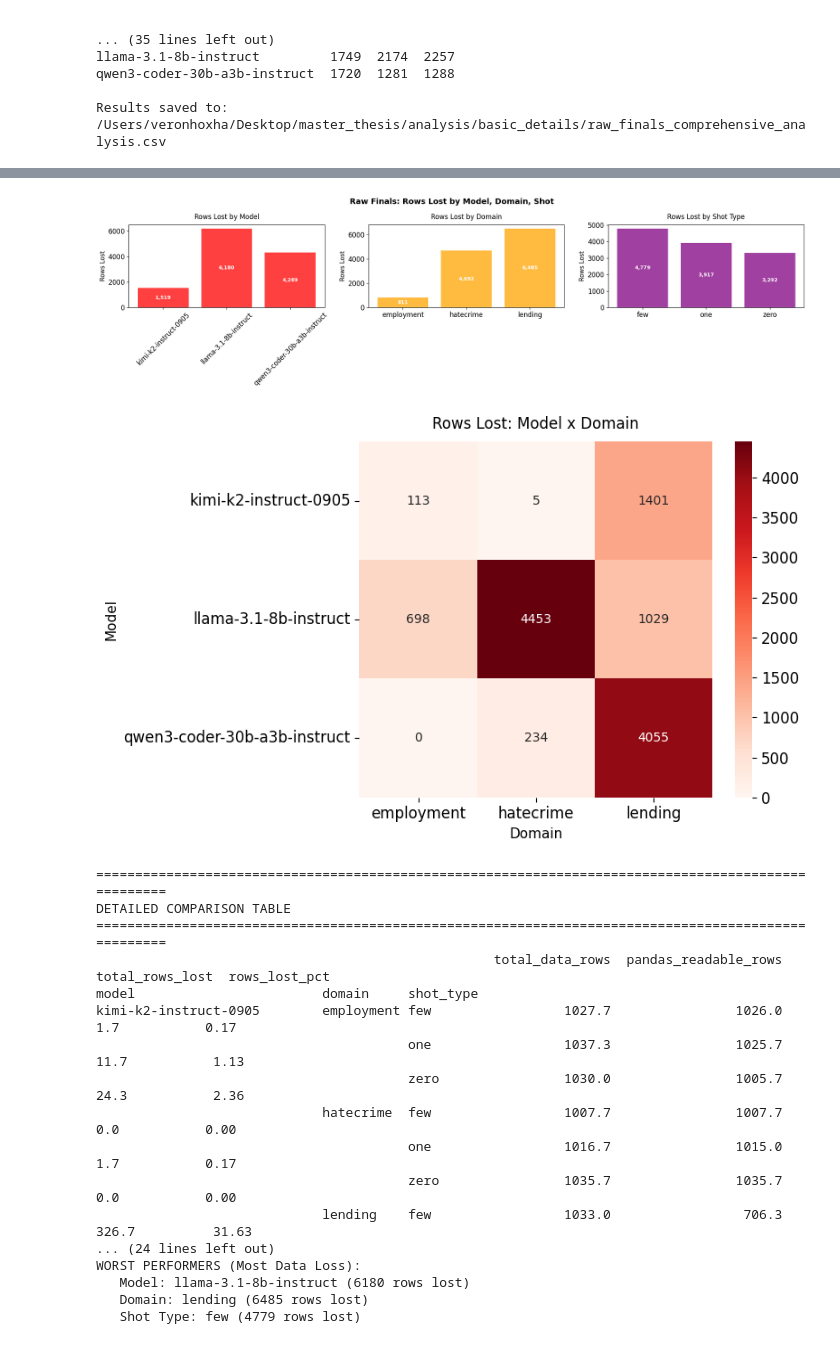
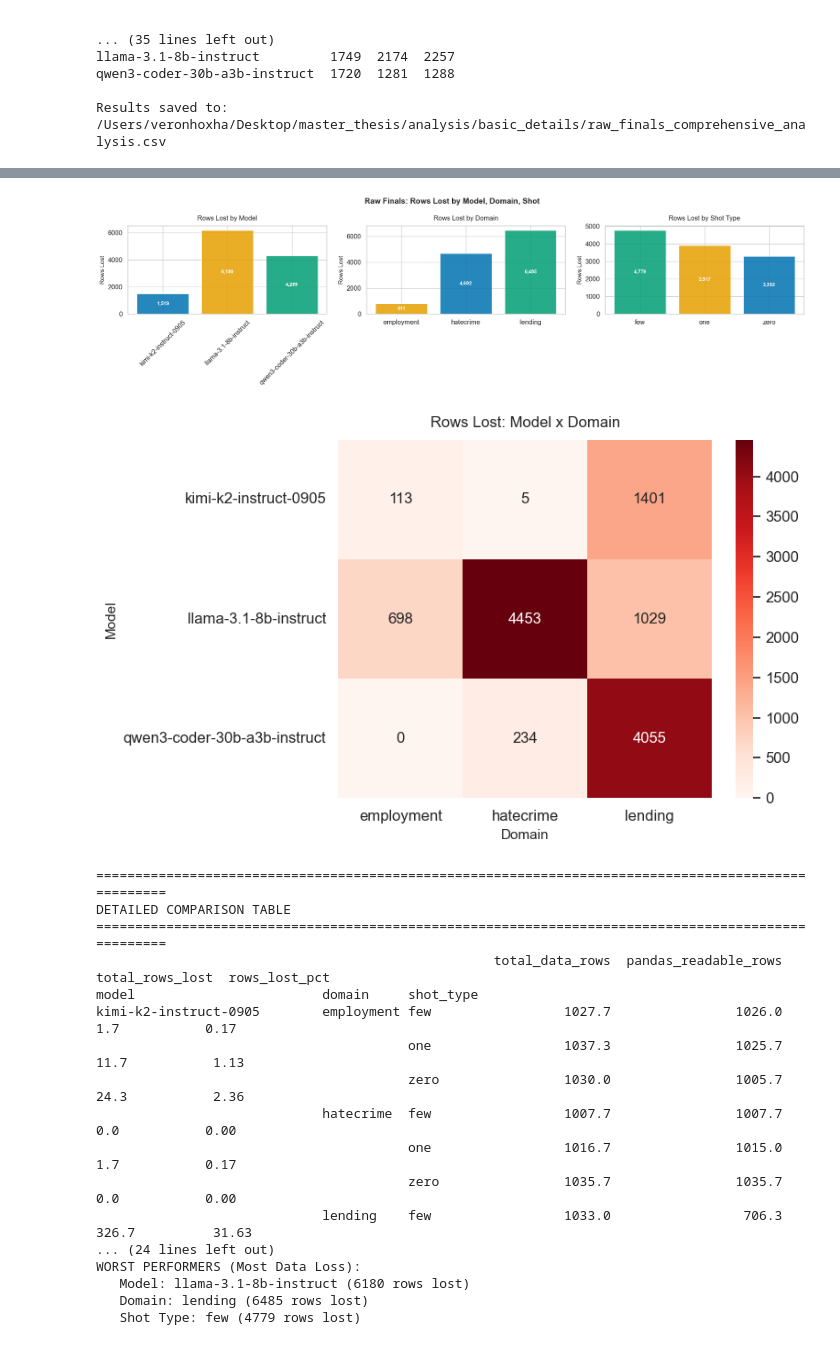
Before and after one commit to veronhoxha/master_thesis, a Jupyter notebook: notebooks/experiments/basic_details_analysis.ipynb, the cells around one changed output, grey strips where cells are left out. Cells and saved outputs as stored; diff of their text form; code cells hidden in the pictures.

Commit message:
new figures updated with new color palette for the basic details analysis of llms

```diff
--- a/notebooks/experiments/basic_details_analysis.ipynb
+++ b/notebooks/experiments/basic_details_analysis.ipynb
@@ -85,3 +83,6 @@ model_colors = {model: palette[i % len(palette)] for i, model in enumerate(sorte
+# %%
+models_present = chunk_df['model'].unique() if 'chunk_df' in locals() else []
+model_colors = {model: model_color(model) for model in models_present}
 # %%
 print("="*80)
 print("TIME PROGRESSION ACROSS CHUNKS")
@@ -90,11 +91,14 @@ print("="*80)
 if len(chunk_df) > 0:
     # calculate average time per chunk across runs for each model
     chunk_timing = chunk_df.groupby(['model', 'chunk_id'])['duration_s'].mean().reset_index()
+    models = ordered_levels(chunk_df['model'].unique(), MODEL_ORDER)
+    domains = ordered_levels(chunk_df['domain'].unique(), DOMAIN_ORDER)
+    shot_types = ordered_levels(chunk_df['shot_type'].unique(), SHOT_ORDER)
 
     print(f"\nChunk timing summary:")
-    print(f"Models: {sorted(chunk_df['model'].unique())}")
-    print(f"Domains: {sorted(chunk_df['domain'].unique())}")
-    print(f"Shot types: {sorted(chunk_df['shot_type'].unique())}")
+    print(f"Models: {models}")
+    print(f"Domains: {domains}")
+    print(f"Shot types: {shot_types}")
     print(f"Runs per combination: {chunk_df.groupby(['model', 'domain', 'shot_type'])['run_num'].nunique().iloc[0]}")
     print(f"Chunk range: {chunk_df['chunk_id'].min()} to {chunk_df['chunk_id'].max()}")
     print(f"Average chunks per model: {chunk_df.groupby('model')['chunk_id'].nunique().mean():.1f}")
@@ -129,8 +133,9 @@ qwen3-coder-30b-a3b-instruct        29   56.880000
 if len(chunk_df) > 0:
     fig, axes = plt.subplots(1, 2, figsize=(16, 6))
     ax1, ax2 = axes
+    model_sequence = ordered_levels(chunk_df['model'].unique(), MODEL_ORDER)
 
-    for model in sorted(chunk_df['model'].unique()):
+    for model in model_sequence:
         model_data = chunk_timing[chunk_timing['model'] == model]
         if len(model_data) > 0:
             ax1.plot(
@@ -148,7 +153,7 @@ if len(chunk_df) > 0:
     ax1.set_ylim(bottom=0, top=100)
 
     chunk_rows = chunk_df.groupby(['model', 'chunk_id'])['rows_generated'].mean().reset_index()
-    for model in sorted(chunk_df['model'].unique()):
+    for model in model_sequence:
         model_data = chunk_rows[chunk_rows['model'] == model]
         if len(model_data) > 0:
             ax2.plot(
@@ -181,7 +186,7 @@ if len(chunk_df) > 0:
     plt.show()
 
     print(f"\n=== TIME PROGRESSION SUMMARY ===")
-    for model in sorted(chunk_df['model'].unique()):
+    for model in model_sequence:
         model_data = chunk_timing[chunk_timing['model'] == model]
         if len(model_data) > 1:
             first_chunk_time = model_data.loc[model_data['chunk_id'].idxmin(), 'duration_s']
@@ -225,8 +230,8 @@ if len(chunk_df) > 0:
     print("(Averaged across 3 runs for each model/domain/shot combination)")
     print("="*80)
 
-    domains = sorted(chunk_df['domain'].unique())
-    shot_types = sorted(chunk_df['shot_type'].unique())
+    domains = ordered_levels(chunk_df['domain'].unique(), DOMAIN_ORDER)
+    shot_types = ordered_levels(chunk_df['shot_type'].unique(), SHOT_ORDER)
 
     fig, axes = plt.subplots(
         len(domains), len(shot_types),
@@ -253,7 +258,7 @@ if len(chunk_df) > 0:
                     .reset_index()
                 )
 
-                for i, model in enumerate(sorted(domain_shot_data['model'].unique())):
+                for model in ordered_levels(domain_shot_data['model'].unique(), MODEL_ORDER):
                     model_data = domain_shot_timing[domain_shot_timing['model'] == model]
                     ax.plot(
                         model_data['chunk_id'], model_data['duration_s'],
@@ -306,7 +311,7 @@ if len(chunk_df) > 0:
     print(f"\n=== TIME PROGRESSION PATTERNS ===")
     progression_summary = []
 
-    for model in sorted(chunk_df['model'].unique()):
+    for model in ordered_levels(chunk_df['model'].unique(), MODEL_ORDER):
         for domain in domains:
             for shot in shot_types:
                 domain_shot_data = chunk_df[(chunk_df['model'] == model) &
@@ -610,7 +615,8 @@ if not raw_analysis_df.empty:
     fig.suptitle('Raw Finals: Rows Lost by Model, Domain, Shot', fontsize=14, fontweight='bold')
 
     model_loss = raw_analysis_df.groupby('model')['total_rows_lost'].sum()
-    bars0 = axes[0].bar(model_loss.index, model_loss.values, color='red', alpha=0.75)
+    model_colors_bar = [model_color(model) for model in model_loss.index]
+    bars0 = axes[0].bar(model_loss.index, model_loss.values, color=model_colors_bar, alpha=0.85)
     axes[0].set_title('Rows Lost by Model')
     axes[0].set_ylabel('Rows Lost')
     axes[0].tick_params(axis='x', rotation=45)
@@ -620,7 +626,8 @@ if not raw_analysis_df.empty:
                      ha='center', va='center', fontsize=9, color='white', fontweight='bold')
 
     domain_loss = raw_analysis_df.groupby('domain')['total_rows_lost'].sum()
-    bars1 = axes[1].bar(domain_loss.index, domain_loss.values, color='orange', alpha=0.75)
+    domain_colors_bar = [domain_color(domain) for domain in domain_loss.index]
+    bars1 = axes[1].bar(domain_loss.index, domain_loss.values, color=domain_colors_bar, alpha=0.85)
     axes[1].set_title('Rows Lost by Domain')
     axes[1].set_ylabel('Rows Lost')
     for rect in bars1:
@@ -629,7 +636,8 @@ if not raw_analysis_df.empty:
                      ha='center', va='center', fontsize=9, color='white', fontweight='bold')
 
     shot_loss = raw_analysis_df.groupby('shot_type')['total_rows_lost'].sum()
-    bars2 = axes[2].bar(shot_loss.index, shot_loss.values, color='purple', alpha=0.75)
+    shot_colors_bar = [shot_color(shot) for shot in shot_loss.index]
+    bars2 = axes[2].bar(shot_loss.index, shot_loss.values, color=shot_colors_bar, alpha=0.85)
     axes[2].set_title('Rows Lost by Shot Type')
     axes[2].set_ylabel('Rows Lost')
     for rect in bars2:
@@ -649,35 +657,36 @@ if not raw_analysis_df.empty:
     ax.set_ylabel('Model')
     plt.tight_layout()
     plt.savefig(FIGURES_DIR / "rows_lost_by_model_domain.png", bbox_inches='tight')
     plt.show()
+
 
     print("\n" + "="*100)
     print("DETAILED COMPARISON TABLE")
     print("="*100)
     comparison_table = raw_analysis_df.groupby(['model', 'domain', 'shot_type']).agg({
         'total_data_rows': 'mean',
         'pandas_readable_rows': 'mean',
         'total_rows_lost': 'mean',
     }).round(1)
     comparison_table['rows_lost_pct'] = ((comparison_table['total_rows_lost'] / comparison_table['total_data_rows']) * 100).round(2)
     print(comparison_table.to_string())
 
     print(f"\n" + "="*100)
     print("KEY INSIGHTS")
     print("="*100)
     worst_model = raw_analysis_df.groupby('model')['total_rows_lost'].sum().idxmax()
     worst_domain = raw_analysis_df.groupby('domain')['total_rows_lost'].sum().idxmax()
     worst_shot = raw_analysis_df.groupby('shot_type')['total_rows_lost'].sum().idxmax()
     print(f"WORST PERFORMERS (Most Data Loss):")
     print(f"   Model: {worst_model} ({raw_analysis_df.groupby('model')['total_rows_lost'].sum()[worst_model]} rows lost)")
     print(f"   Domain: {worst_domain} ({raw_analysis_df.groupby('domain')['total_rows_lost'].sum()[worst_domain]} rows lost)")
     print(f"   Shot Type: {worst_shot} ({raw_analysis_df.groupby('shot_type')['total_rows_lost'].sum()[worst_shot]} rows lost)")
 
 else:
     print("No data available for visualization")
 # %% [output]
-[figure, old version]
+[figure, new version]
-[figure, old version]
+[figure, new version]
 ====================================================================================================
 DETAILED COMPARISON TABLE
 ====================================================================================================
```
Also changed, not shown: parts of 5 cells of this notebook, 4 other files.
